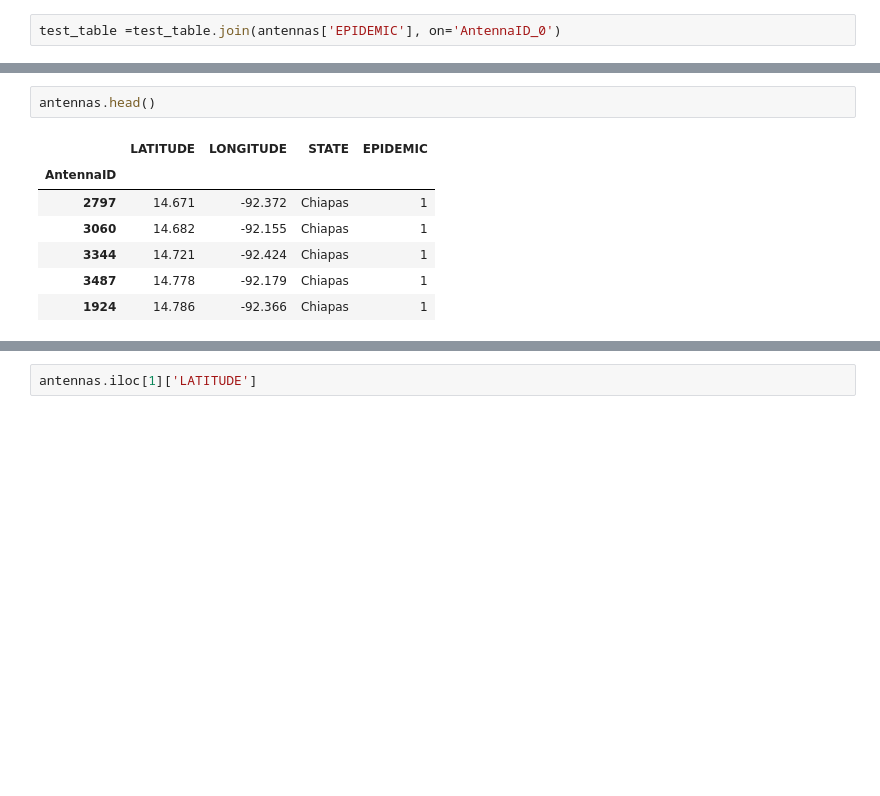
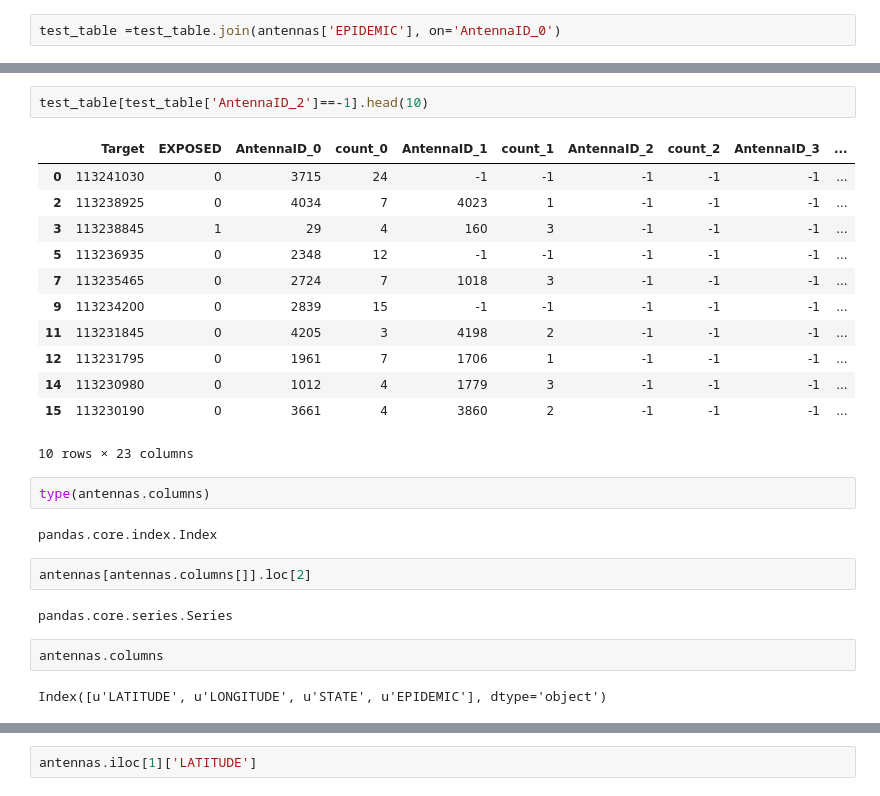
Before and after one commit to jdemonasterio/Tesis, a Jupyter notebook: User_antenna mapping.ipynb, the cells around one changed output, grey strips where cells are left out. Cells and saved outputs as stored; diff of their text form; blank space fills up the shorter version.

```diff
--- a/User_antenna mapping.ipynb
+++ b/User_antenna mapping.ipynb
@@ -356,10 +494,27 @@ test_table =test_table.join(antennas['EPIDEMIC'], on='AntennaID_0')
+# %%
+test_table[test_table['AntennaID_2']==-1].head(10)
+# %% [output]
+|  | Target | EXPOSED | AntennaID_0 | count_0 | AntennaID_1 | count_1 | AntennaID_2 | count_2 | AntennaID_3 | ... |
+| 0 | 113241030 | 0 | 3715 | 24 | -1 | -1 | -1 | -1 | -1 | ... |
+| 2 | 113238925 | 0 | 4034 | 7 | 4023 | 1 | -1 | -1 | -1 | ... |
+| 3 | 113238845 | 1 | 29 | 4 | 160 | 3 | -1 | -1 | -1 | ... |
+| 5 | 113236935 | 0 | 2348 | 12 | -1 | -1 | -1 | -1 | -1 | ... |
+| 7 | 113235465 | 0 | 2724 | 7 | 1018 | 3 | -1 | -1 | -1 | ... |
+| 9 | 113234200 | 0 | 2839 | 15 | -1 | -1 | -1 | -1 | -1 | ... |
+| 11 | 113231845 | 0 | 4205 | 3 | 4198 | 2 | -1 | -1 | -1 | ... |
+| 12 | 113231795 | 0 | 1961 | 7 | 1706 | 1 | -1 | -1 | -1 | ... |
+| 14 | 113230980 | 0 | 1012 | 4 | 1779 | 3 | -1 | -1 | -1 | ... |
+| 15 | 113230190 | 0 | 3661 | 4 | 3860 | 2 | -1 | -1 | -1 | ... |
+10 rows × 23 columns
+# %%
+type(antennas.columns)
+# %% [output]
+pandas.core.index.Index
+# %%
+antennas[antennas.columns[]].loc[2]
+# %% [output]
+pandas.core.series.Series
 # %%
-antennas.head()
+antennas.columns
 # %% [output]
-|  | LATITUDE | LONGITUDE | STATE | EPIDEMIC |
-| AntennaID |  |  |  |  |
-| 2797 | 14.671 | -92.372 | Chiapas | 1 |
-| 3060 | 14.682 | -92.155 | Chiapas | 1 |
-| 3344 | 14.721 | -92.424 | Chiapas | 1 |
-| 3487 | 14.778 | -92.179 | Chiapas | 1 |
-| 1924 | 14.786 | -92.366 | Chiapas | 1 |
+Index([u'LATITUDE', u'LONGITUDE', u'STATE', u'EPIDEMIC'], dtype='object')
```
Also changed, not shown: parts of 22 cells of this notebook.
